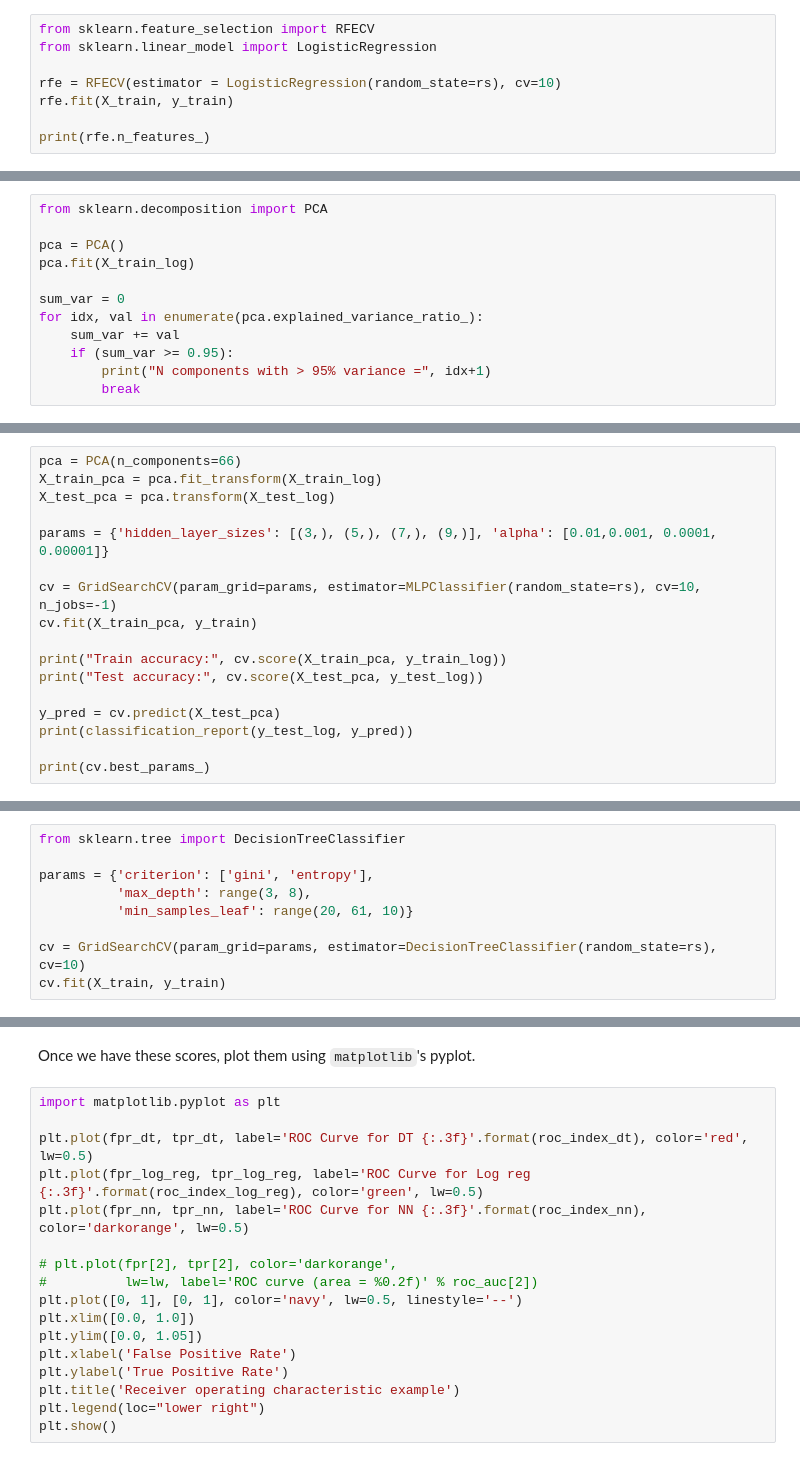
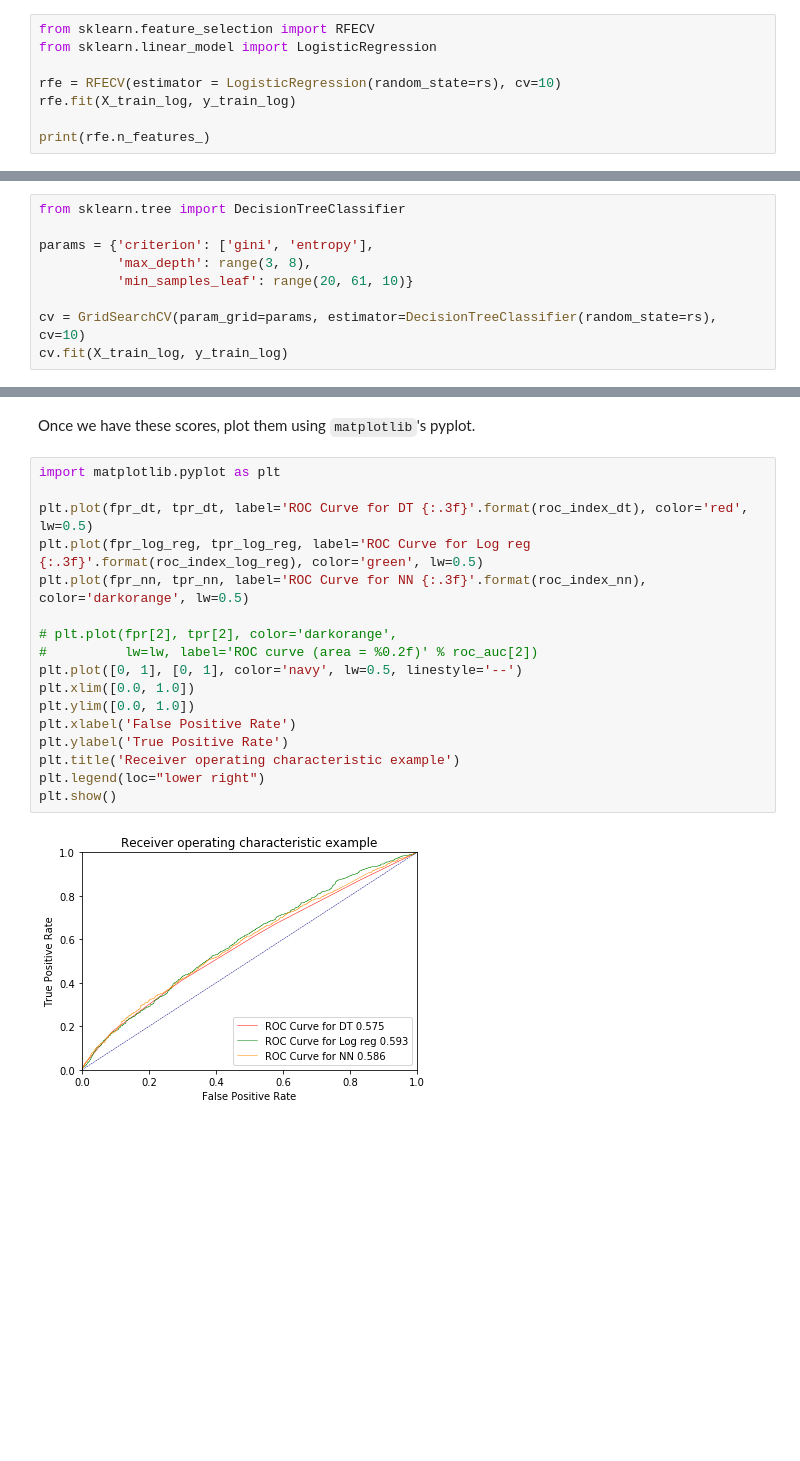
Before and after one commit to liehendi11/IFN645, a Jupyter notebook: prac5 - neural network, model comparison and ensemble.ipynb, the cells around one changed output, grey strips where cells are left out. Drawn from its saved outputs; the diff is of its cells as text; blank space fills up the shorter version.

```diff
--- a/prac5 - neural network, model comparison and ensemble.ipynb
+++ b/prac5 - neural network, model comparison and ensemble.ipynb
@@ -309,7 +316,7 @@ from sklearn.feature_selection import RFECV
 from sklearn.linear_model import LogisticRegression
 
 rfe = RFECV(estimator = LogisticRegression(random_state=rs), cv=10)
-rfe.fit(X_train, y_train)
+rfe.fit(X_train_log, y_train_log)
 
 print(rfe.n_features_)
 # %% [output]
@@ -397,12 +354,0 @@ The second feature reduction technique that we will try is principle component a
-# %%
-from sklearn.decomposition import PCA
-
-pca = PCA()
-pca.fit(X_train_log)
-
-sum_var = 0
-for idx, val in enumerate(pca.explained_variance_ratio_):
-    sum_var += val
-    if (sum_var >= 0.95):
-        print("N components with > 95% variance =", idx+1)
-        break
@@ -413,17 +354,0 @@ Similar with last week, 65 components with cumulative > 95% variance are selecte
-# %%
-pca = PCA(n_components=66)
-X_train_pca = pca.fit_transform(X_train_log)
-X_test_pca = pca.transform(X_test_log)
-
-params = {'hidden_layer_sizes': [(3,), (5,), (7,), (9,)], 'alpha': [0.01,0.001, 0.0001, 0.00001]}
-
-cv = GridSearchCV(param_grid=params, estimator=MLPClassifier(random_state=rs), cv=10, n_jobs=-1)
-cv.fit(X_train_pca, y_train)
-
-print("Train accuracy:", cv.score(X_train_pca, y_train_log))
-print("Test accuracy:", cv.score(X_test_pca, y_test_log))
-
-y_pred = cv.predict(X_test_pca)
-print(classification_report(y_test_log, y_pred))
-
-print(cv.best_params_)
@@ -452,7 +366,7 @@ params = {'criterion': ['gini', 'entropy'],
           'min_samples_leaf': range(20, 61, 10)}
 
 cv = GridSearchCV(param_grid=params, estimator=DecisionTreeClassifier(random_state=rs), cv=10)
-cv.fit(X_train, y_train)
+cv.fit(X_train_log, y_train_log)
 # %% [output]
 GridSearchCV(cv=10, error_score='raise',
        estimator=DecisionTreeClassifier(class_weight=None, criterion='gini', max_depth=None,
@@ -633,20 +587,22 @@ Once we have these scores, plot them using `matplotlib`'s pyplot.
 # %%
 import matplotlib.pyplot as plt
 
 plt.plot(fpr_dt, tpr_dt, label='ROC Curve for DT {:.3f}'.format(roc_index_dt), color='red', lw=0.5)
 plt.plot(fpr_log_reg, tpr_log_reg, label='ROC Curve for Log reg {:.3f}'.format(roc_index_log_reg), color='green', lw=0.5)
 plt.plot(fpr_nn, tpr_nn, label='ROC Curve for NN {:.3f}'.format(roc_index_nn), color='darkorange', lw=0.5)
 
 # plt.plot(fpr[2], tpr[2], color='darkorange',
 #          lw=lw, label='ROC curve (area = %0.2f)' % roc_auc[2])
 plt.plot([0, 1], [0, 1], color='navy', lw=0.5, linestyle='--')
 plt.xlim([0.0, 1.0])
-plt.ylim([0.0, 1.05])
+plt.ylim([0.0, 1.0])
 plt.xlabel('False Positive Rate')
 plt.ylabel('True Positive Rate')
 plt.title('Receiver operating characteristic example')
 plt.legend(loc="lower right")
 plt.show()
+# %% [output]
+[figure, added]
 # %% [markdown]
 Here, you can see the curve for different models. `LogisticRegression` again has the largest curve area compared to the other two models. Thus, all three statistics that we used collectively agreed on `LogisticRegression` being the best performing model overall.
 
```
Also changed, not shown: parts of 39 cells of this notebook, 6 other files.
